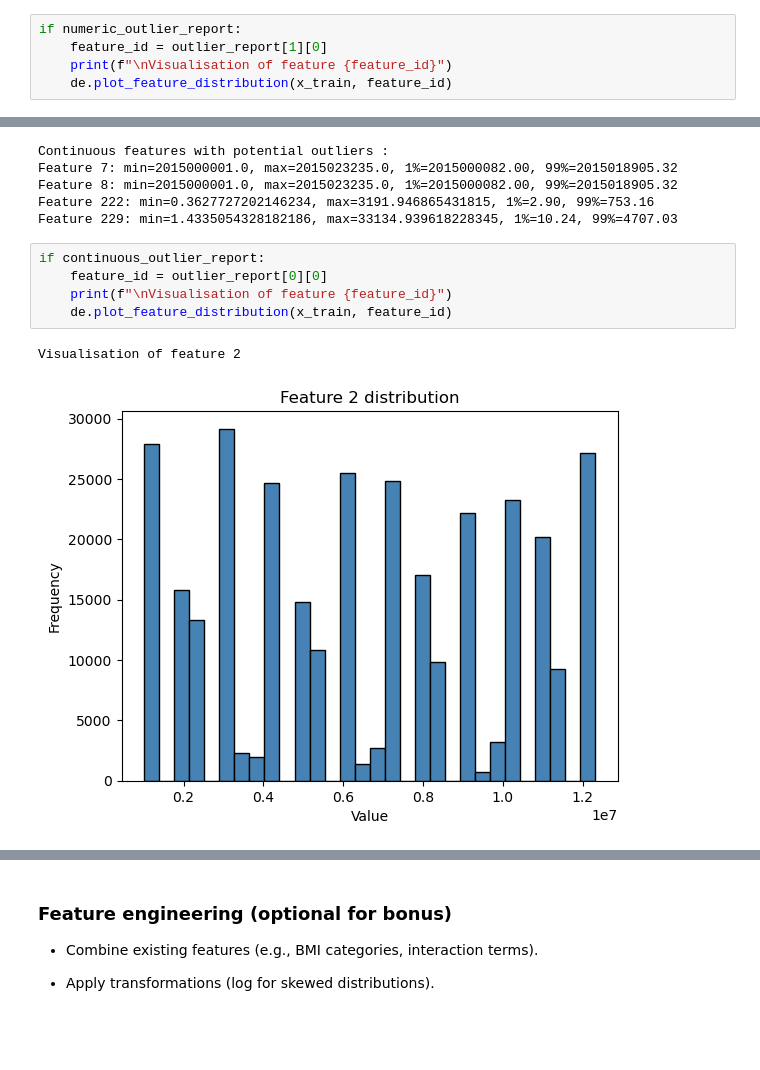
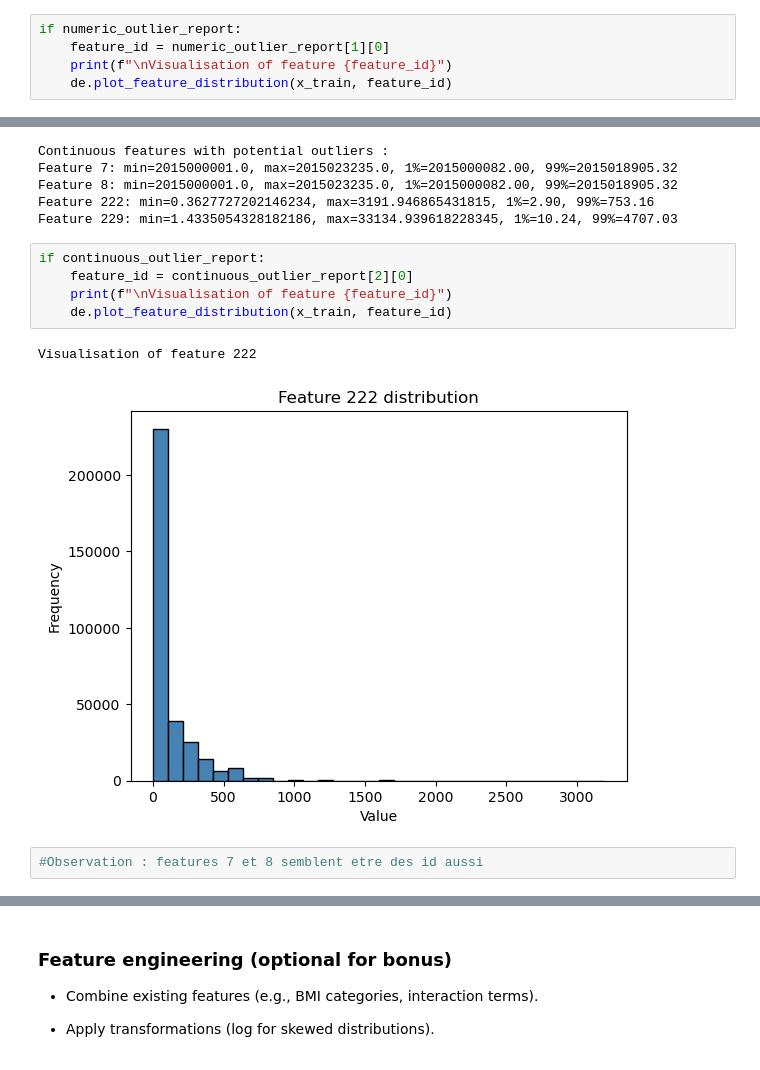
Before and after one commit to ismaberra/ml-higgs-classification, a Jupyter notebook: eda.ipynb, the cells around one changed output, grey strips where cells are left out. Cells and saved outputs as stored; diff of their text form; blank space fills up the shorter version.

Commit message:
outliers and variance=0

```diff
--- a/eda.ipynb
+++ b/eda.ipynb
@@ -282,7 +316,7 @@ Feature 287: min=5.55, max=999.0, 1%=12.85, 99%=999.00
 Feature 288: min=0.95, max=999.0, 1%=2.20, 99%=999.00
 # %%
 if numeric_outlier_report:
-    feature_id = outlier_report[1][0]
+    feature_id = numeric_outlier_report[1][0]
     print(f"\nVisualisation of feature {feature_id}")
     de.plot_feature_distribution(x_train, feature_id)
 # %% [output]
@@ -311,10 +345,12 @@ Feature 222: min=0.3627727202146234, max=3191.946865431815, 1%=2.90, 99%=753.16
 Feature 229: min=1.4335054328182186, max=33134.939618228345, 1%=10.24, 99%=4707.03
 # %%
 if continuous_outlier_report:
-    feature_id = outlier_report[0][0]
+    feature_id = continuous_outlier_report[2][0]
     print(f"\nVisualisation of feature {feature_id}")
     de.plot_feature_distribution(x_train, feature_id)
 # %% [output]
-Visualisation of feature 2
+Visualisation of feature 222
-[figure, old version]
+[figure, new version]
+# %%
+#Observation : features 7 et 8 semblent etre des id aussi
 # %%
```
Also changed, not shown: parts of 6 cells of this notebook, 1 other file.
